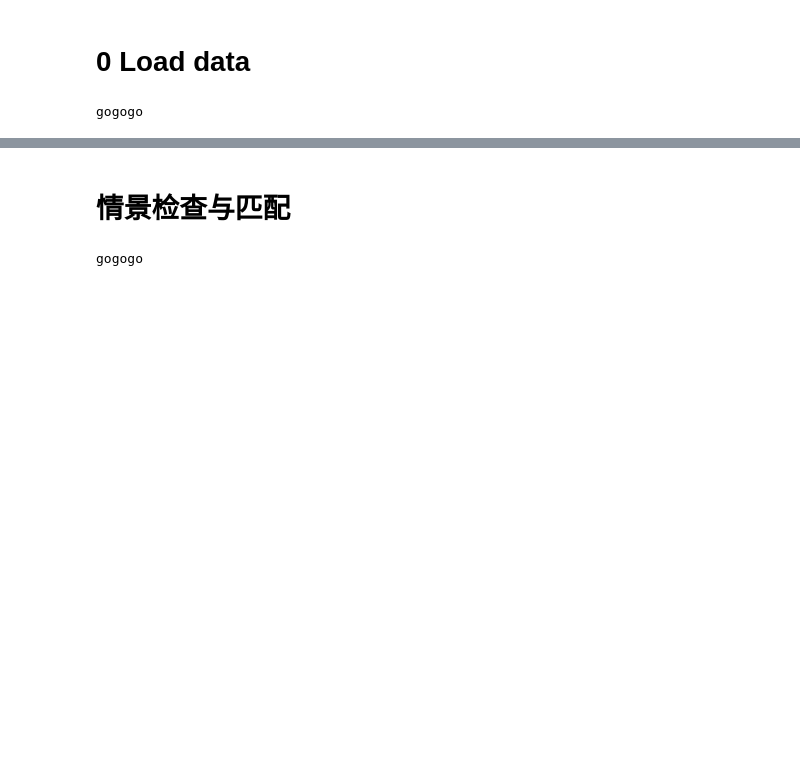
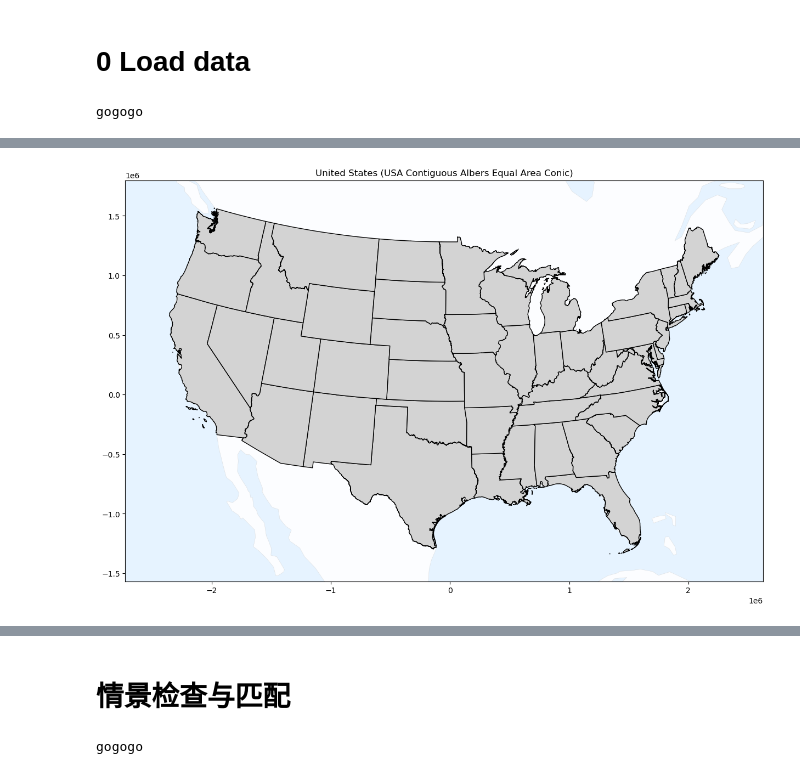
Before and after one commit to px39n/Landuse_Zhong, a Jupyter notebook: 6.4 Figure4_economic_feasibility.ipynb, the cells around one changed output, grey strips where cells are left out. Saved outputs shown, nothing was run; the diff lists cells and outputs as text; code cells hidden in the pictures; blank space fills up the shorter version.

```diff
--- a/6.4 Figure4_economic_feasibility.ipynb
+++ b/6.4 Figure4_economic_feasibility.ipynb
@@ -53,3 +492,82 @@ df_economic[Policy_category]: 'P2a', 'P1b', 'P1a', 'P4', 'P2c', 'P1c', 'P2', 'P1
 # %%
-df_economic['analysis_year'].unique()
+import geopandas as gpd
+from shapely.geometry import Polygon, Point, box
+import matplotlib.pyplot as plt
+
+# Read US states shapefile
+us_states = gpd.read_file('data/cb_2018_us_state_500k.shp')
+
+# Define USA mainland bounds
+usa_bounds_main = {
+    'lon_min': -125,
+    'lon_max': -65,
+    'lat_min': 24,
+    'lat_max': 51
+}
+
+# Create bounding box
+bbox = box(usa_bounds_main['lon_min'],
+          usa_bounds_main['lat_min'],
+          usa_bounds_main['lon_max'],
+          usa_bounds_main['lat_max'])
+
+# 裁剪并投影美国边界
+us_bound = us_states.to_crs(epsg=4326).clip(bbox)
+us_bound_albers = us_bound.to_crs('ESRI:102003')
+
+# 设置图形
+fig, ax = plt.subplots(figsize=(15, 10))
+ax.set_facecolor('#e6f3ff')
+
+# 方案：裁剪世界大陆底图到美国周边区域
+helper_shapefile = r'figure\draw_shp\ne_110m_land.shp'
+try:
+    helper_gdf = gpd.read_file(helper_shapefile)
+
+    # 创建更聚焦的边界框（减少扩展范围）
+    extended_bbox = box(
+        usa_bounds_main['lon_min'] - 5,   # 向西扩展5度
+        usa_bounds_main['lat_min'] - 3,   # 向南扩展3度
+        usa_bounds_main['lon_max'] + 5,   # 向东扩展5度
+        usa_bounds_main['lat_max'] + 3    # 向北扩展3度
+    )
+
+    # 裁剪世界大陆底图到扩展区域
+    helper_gdf_clipped = helper_gdf.to_crs(epsg=4326).clip(extended_bbox)
+    # 投影到 Albers 坐标系
+    helper_gdf_proj = helper_gdf_clipped.to_crs('ESRI:102003')
+
+    # 绘制底图
+    helper_gdf_proj.plot(ax=ax, color='white',
+                        edgecolor='lightgray', linewidth=0.3, alpha=0.9)
+
+except Exception as e:
+    print(f"Helper map error: {e}")
+
+# 绘制美国边界
+us_bound_albers.plot(ax=ax, color='lightgray', edgecolor='black')
+
+# 获取投影后的美国边界范围
+xmin, ymin, xmax, ymax = us_bound_albers.total_bounds
+
+# 按照标准地图制图规范设置边距
+# 计算地图范围
+map_width = xmax - xmin
+map_height = ymax - ymin
+
+# 标准边距设置（地图范围的百分比）
+margin_percentage = 0.08  # 8% 的边距，符合标准地图制图规范
+
+margin_x = map_width * margin_percentage
+margin_y = map_height * margin_percentage
+
+# 设置地图边界范围
+ax.set_xlim(xmin - margin_x, xmax + margin_x)
+ax.set_ylim(ymin - margin_y, ymax + margin_y)
+
+# 设置合适的宽高比（黄金比例）
+ax.set_aspect('equal')
+
+plt.title('United States (USA Contiguous Albers Equal Area Conic)')
+plt.show()
 # %% [output]
@@ -56,0 +574 @@ array([2020, 2030, 2040, 2050], dtype=int64)
+[figure, added]
```
Also changed, not shown: parts of 8 cells of this notebook, 2 other files.
